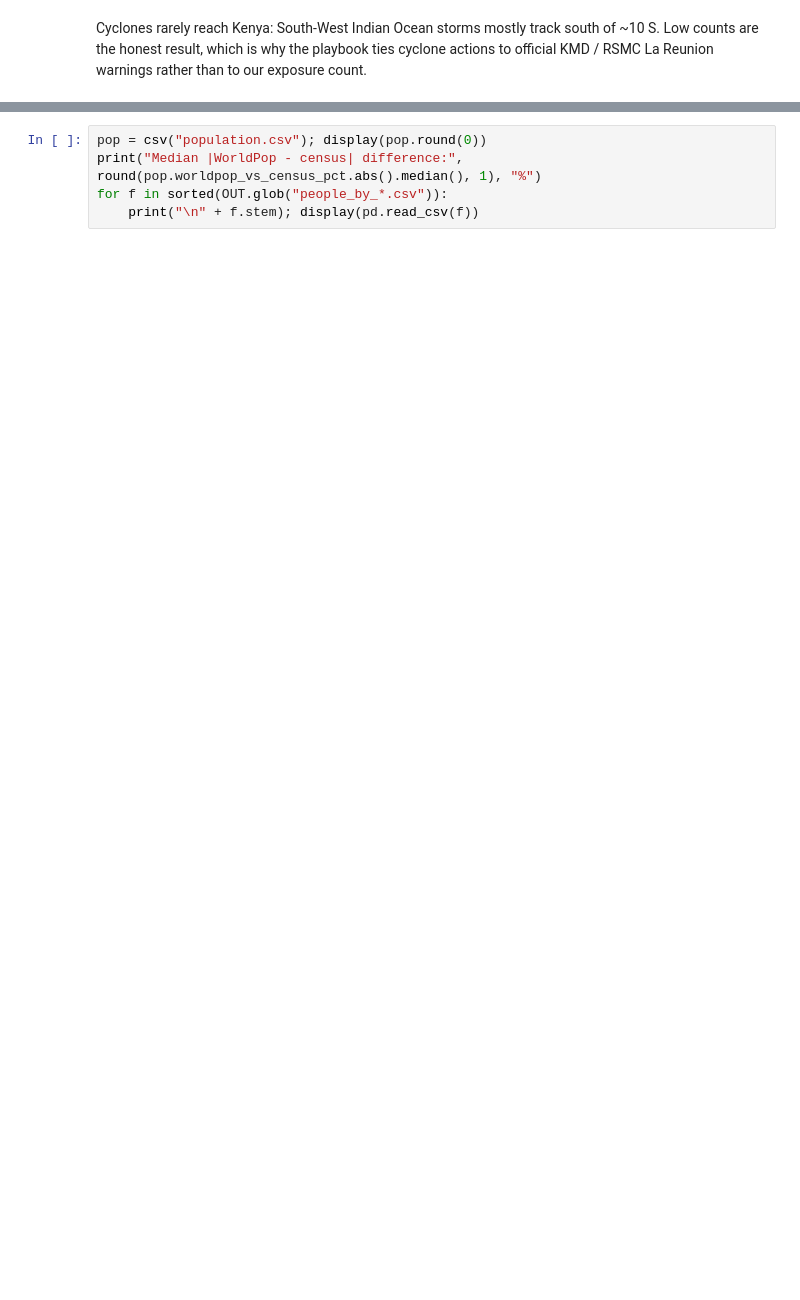
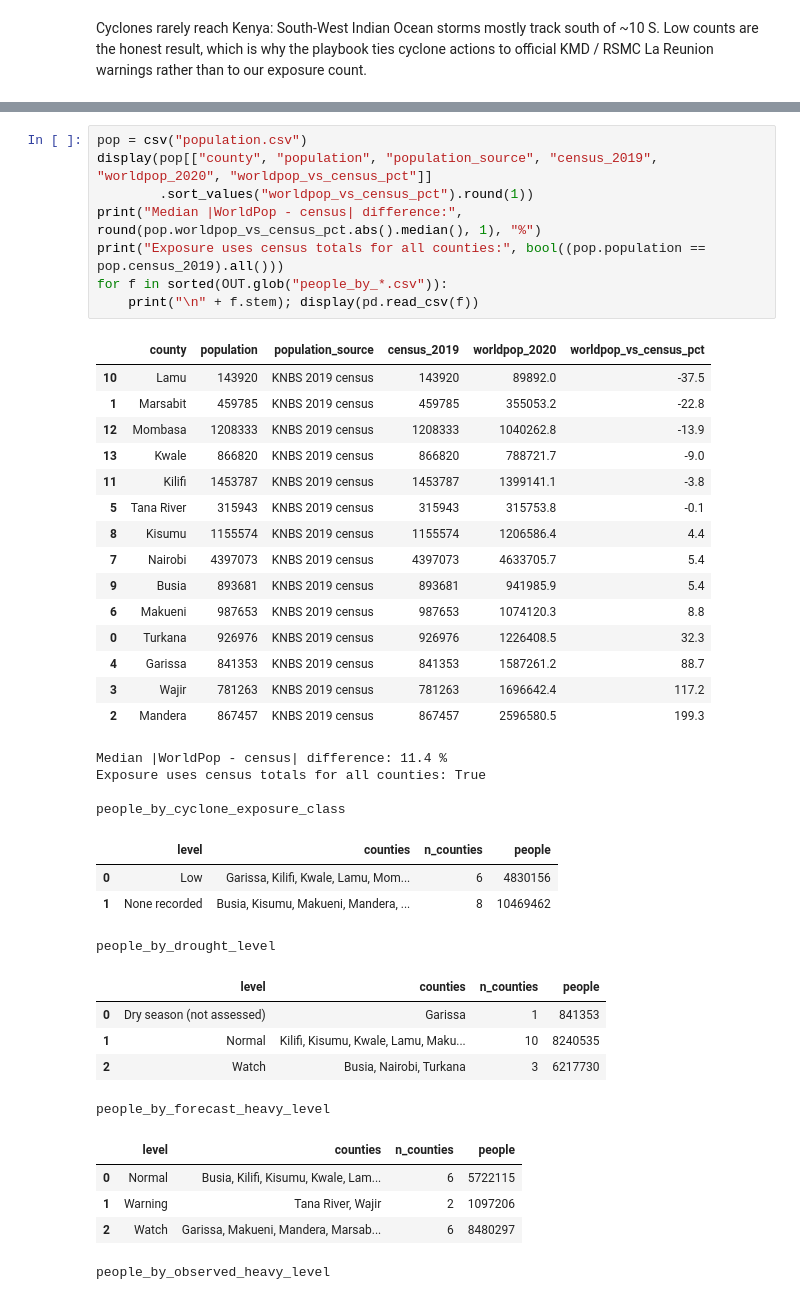
Before and after one commit to MatoloJr/sentinel, a Jupyter notebook: notebooks/01_weather_behavior.ipynb, the cells around one changed output, grey strips where cells are left out. Drawn from its saved outputs; the diff is of its cells as text; blank space fills up the shorter version.

```diff
--- a/notebooks/01_weather_behavior.ipynb
+++ b/notebooks/01_weather_behavior.ipynb
@@ -139,5 +498,42 @@ Cyclones rarely reach Kenya: South-West Indian Ocean storms mostly track south o
 # %%
-pop = csv("population.csv"); display(pop.round(0))
+pop = csv("population.csv")
+display(pop[["county", "population", "population_source", "census_2019", "worldpop_2020", "worldpop_vs_census_pct"]]
+        .sort_values("worldpop_vs_census_pct").round(1))
 print("Median |WorldPop - census| difference:", round(pop.worldpop_vs_census_pct.abs().median(), 1), "%")
+print("Exposure uses census totals for all counties:", bool((pop.population == pop.census_2019).all()))
 for f in sorted(OUT.glob("people_by_*.csv")):
     print("\n" + f.stem); display(pd.read_csv(f))
+# %% [output]
+|  | county | population | population_source | census_2019 | worldpop_2020 | worldpop_vs_census_pct |
+| 10 | Lamu | 143920 | KNBS 2019 census | 143920 | 89892.0 | -37.5 |
+| 1 | Marsabit | 459785 | KNBS 2019 census | 459785 | 355053.2 | -22.8 |
+| 12 | Mombasa | 1208333 | KNBS 2019 census | 1208333 | 1040262.8 | -13.9 |
+| 13 | Kwale | 866820 | KNBS 2019 census | 866820 | 788721.7 | -9.0 |
+| 11 | Kilifi | 1453787 | KNBS 2019 census | 1453787 | 1399141.1 | -3.8 |
+| 5 | Tana River | 315943 | KNBS 2019 census | 315943 | 315753.8 | -0.1 |
+| 8 | Kisumu | 1155574 | KNBS 2019 census | 1155574 | 1206586.4 | 4.4 |
+| 7 | Nairobi | 4397073 | KNBS 2019 census | 4397073 | 4633705.7 | 5.4 |
+| 9 | Busia | 893681 | KNBS 2019 census | 893681 | 941985.9 | 5.4 |
+| 6 | Makueni | 987653 | KNBS 2019 census | 987653 | 1074120.3 | 8.8 |
+| 0 | Turkana | 926976 | KNBS 2019 census | 926976 | 1226408.5 | 32.3 |
+| 4 | Garissa | 841353 | KNBS 2019 census | 841353 | 1587261.2 | 88.7 |
+| 3 | Wajir | 781263 | KNBS 2019 census | 781263 | 1696642.4 | 117.2 |
+| 2 | Mandera | 867457 | KNBS 2019 census | 867457 | 2596580.5 | 199.3 |
+Median |WorldPop - census| difference: 11.4 %
+Exposure uses census totals for all counties: True
+
+people_by_cyclone_exposure_class
+|  | level | counties | n_counties | people |
+| 0 | Low | Garissa, Kilifi, Kwale, Lamu, Mom... | 6 | 4830156 |
+| 1 | None recorded | Busia, Kisumu, Makueni, Mandera, ... | 8 | 10469462 |
+people_by_drought_level
+|  | level | counties | n_counties | people |
+| 0 | Dry season (not assessed) | Garissa | 1 | 841353 |
+| 1 | Normal | Kilifi, Kisumu, Kwale, Lamu, Maku... | 10 | 8240535 |
+| 2 | Watch | Busia, Nairobi, Turkana | 3 | 6217730 |
+people_by_forecast_heavy_level
+|  | level | counties | n_counties | people |
+| 0 | Normal | Busia, Kilifi, Kisumu, Kwale, Lam... | 6 | 5722115 |
+| 1 | Warning | Tana River, Wajir | 2 | 1097206 |
+| 2 | Watch | Garissa, Makueni, Mandera, Marsab... | 6 | 8480297 |
+people_by_observed_heavy_level
```
Also changed, not shown: parts of 26 cells of this notebook, 2 other files.
